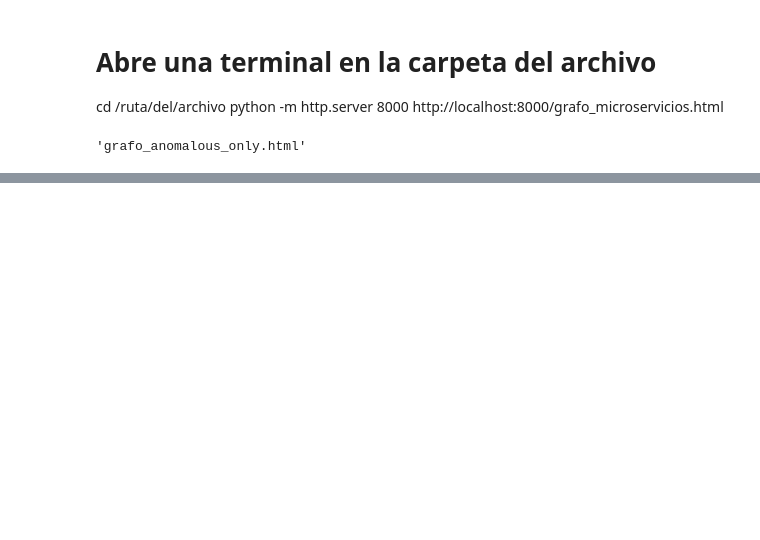
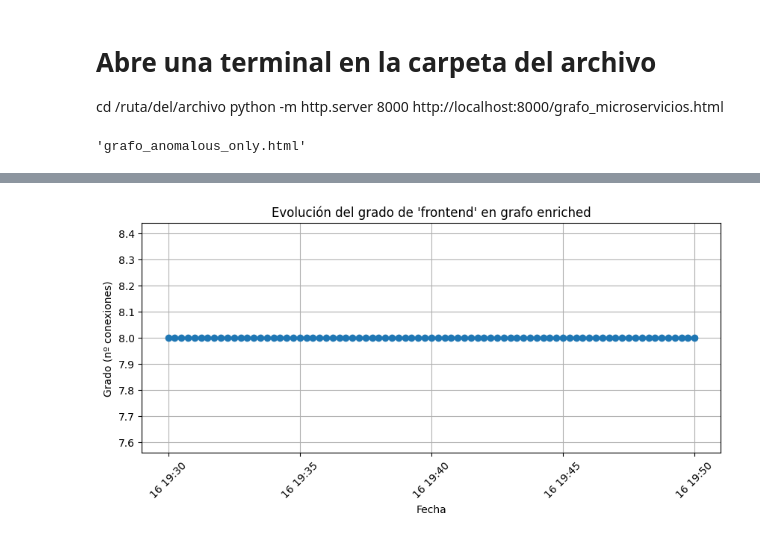
Before and after one commit to MartinLunaAguado/Analisys-of-Istio-Online-Boutique-ML-, a Jupyter notebook: work2.ipynb, the cells around one changed output, grey strips where cells are left out. Saved outputs shown, nothing was run; the diff lists cells and outputs as text; code cells hidden in the pictures; blank space fills up the shorter version.

```diff
--- a/work2.ipynb
+++ b/work2.ipynb
@@ -494,0 +614,29 @@ output_path
+# %%
+import matplotlib.pyplot as plt
+from raphtory import Graph
+from datetime import datetime
+
+# Cambia el nombre del nodo si quieres analizar otro microservicio
+node_name = "frontend"
+
+# --- Grafo enriched ---
+g_enriched = Graph.load_from_file("graphs/microservices_graph_enriched")
+times = []
+degrees = []
+for t in g_enriched.node(node_name).history():
+    # Convertimos el timestamp (ms) a datetime
+    dt = datetime.fromtimestamp(int(t) / 1000)
+    times.append(dt)
+    # Consultamos el grado del nodo 'node_name' justo antes o en dt
+    degrees.append(g_enriched.before(dt).node(node_name).degree())
+
+plt.figure(figsize=(10,4))
+plt.plot(times, degrees, marker="o")
+plt.title(f"Evolución del grado de '{node_name}' en grafo enriched")
+plt.xlabel("Fecha")
+plt.ylabel("Grado (nº conexiones)")
+plt.xticks(rotation=45)
+plt.grid(True)
+plt.show()
+# %% [output]
+[figure, added]
```
Also changed, not shown: parts of 8 cells of this notebook, 18 other files.
